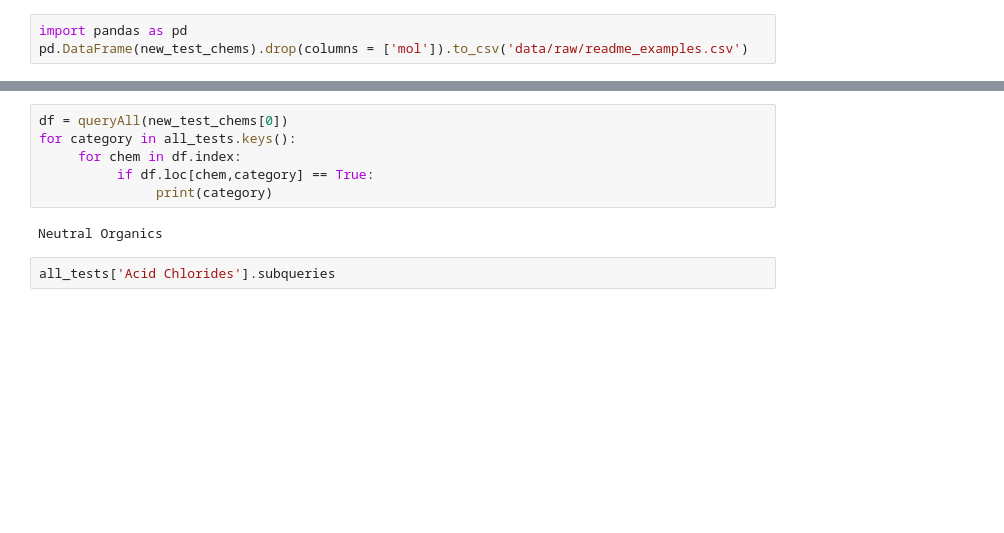
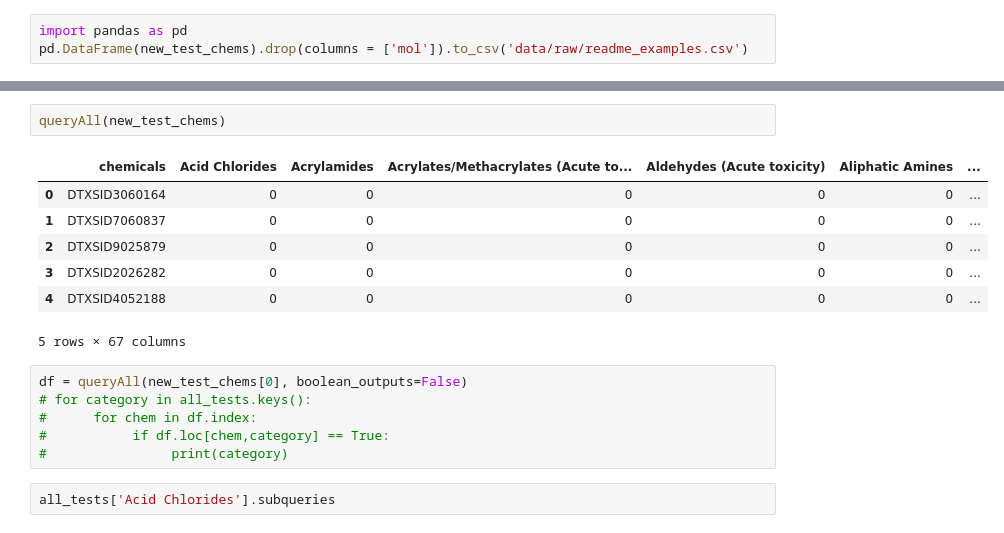
Before and after one commit to laxleary/EPA_Categories, a Jupyter notebook: tester.ipynb, the cells around one changed output, grey strips where cells are left out. Saved outputs shown, nothing was run; the diff lists cells and outputs as text; blank space fills up the shorter version.

Commit message:
boolean conversion for queryAll

```diff
--- a/tester.ipynb
+++ b/tester.ipynb
@@ -248,14 +248,22 @@ test_chems_df
 | 2 | DTXSID9025879 | OC(=O)C=CC1C=CC(C=CC(O)=O)=CC=1 | 1.99 | 9.120108e-03 | 218.057909 | <rdkit.Chem.rdchem.Mol object at ... |
 | 3 | DTXSID2026282 | O=C(NC1=CC2=C(NC3C4=C(C=CC2=3)C(=... | 3.11 | 2.454709e-08 | 667.174336 | <rdkit.Chem.rdchem.Mol object at ... |
 | 4 | DTXSID4052188 | CC1(C)COC(C)(OC1)C1C=CC=CC=1 | 2.72 | 1.148154e-03 | 206.130680 | <rdkit.Chem.rdchem.Mol object at ... |
+# %%
+queryAll(new_test_chems)
+# %% [output]
+|  | chemicals | Acid Chlorides | Acrylamides | Acrylates/Methacrylates (Acute to... | Aldehydes (Acute toxicity) | Aliphatic Amines | ... |
+| 0 | DTXSID3060164 | 0 | 0 | 0 | 0 | 0 | ... |
+| 1 | DTXSID7060837 | 0 | 0 | 0 | 0 | 0 | ... |
+| 2 | DTXSID9025879 | 0 | 0 | 0 | 0 | 0 | ... |
+| 3 | DTXSID2026282 | 0 | 0 | 0 | 0 | 0 | ... |
+| 4 | DTXSID4052188 | 0 | 0 | 0 | 0 | 0 | ... |
+5 rows × 67 columns
 # %%
-df = queryAll(new_test_chems[0])
-for category in all_tests.keys():
-     for chem in df.index:
-          if df.loc[chem,category] == True:
-               print(category)
+df = queryAll(new_test_chems[0], boolean_outputs=False)
+# for category in all_tests.keys():
+#      for chem in df.index:
+#           if df.loc[chem,category] == True:
+#                print(category)
-# %% [output]
-Neutral Organics
 # %%
 all_tests['Acid Chlorides'].subqueries
 # %% [output]
```
Also changed, not shown: parts of 1 cell of this notebook, 2 other files.
